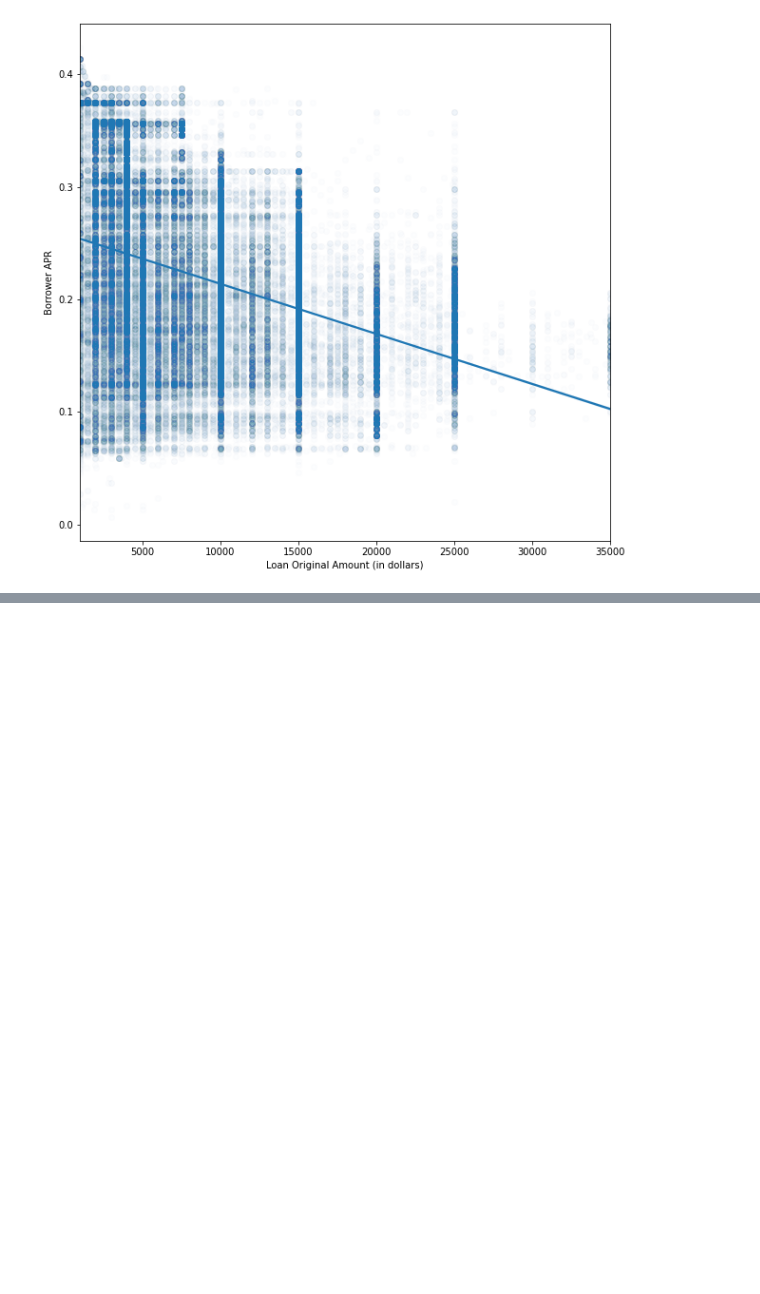
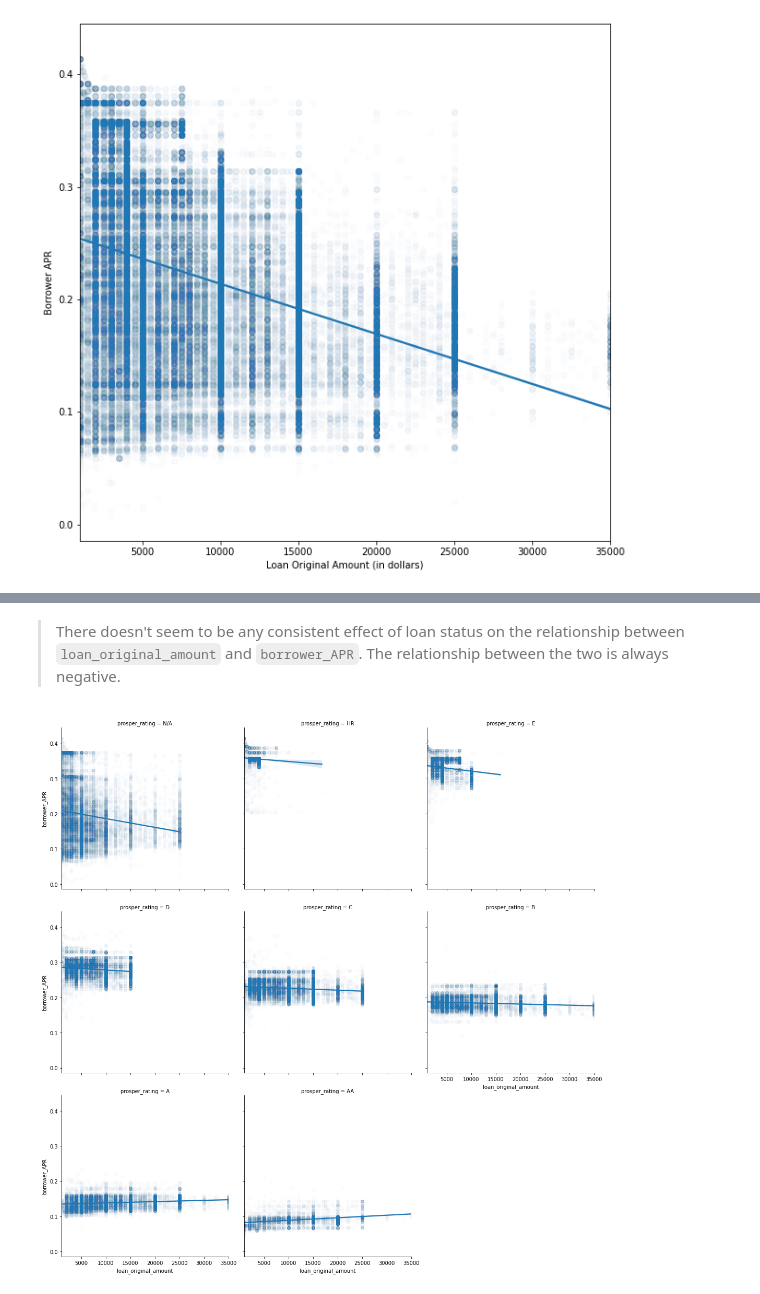
Before and after one commit to jyothirupa/loan-data-visualization, a Jupyter notebook: exploratory_analysis.ipynb, the cells around one changed output, grey strips where cells are left out. Saved outputs shown, nothing was run; the diff lists cells and outputs as text; code cells hidden in the pictures; blank space fills up the shorter version.

```diff
--- a/exploratory_analysis.ipynb
+++ b/exploratory_analysis.ipynb
@@ -733,0 +753,9 @@ your work in the previous sections.
+# %% [markdown]
+> There doesn't seem to be any consistent effect of loan status on the relationship between `loan_original_amount` and `borrower_APR`. The relationship between the two is always negative.
+# %%
+# Effect of prosper rating on relationship between borrower APR and origination loan amount
+g = sb.FacetGrid(data=loan_data, height=5, col='prosper_rating', col_wrap=3)
+g.map(sb.regplot, 'loan_original_amount', 'borrower_APR', scatter_kws={'alpha':0.01});
+g.add_legend();
+# %% [output]
+[figure, added]
```
Also changed, not shown: parts of 15 cells of this notebook, 1 other file.
